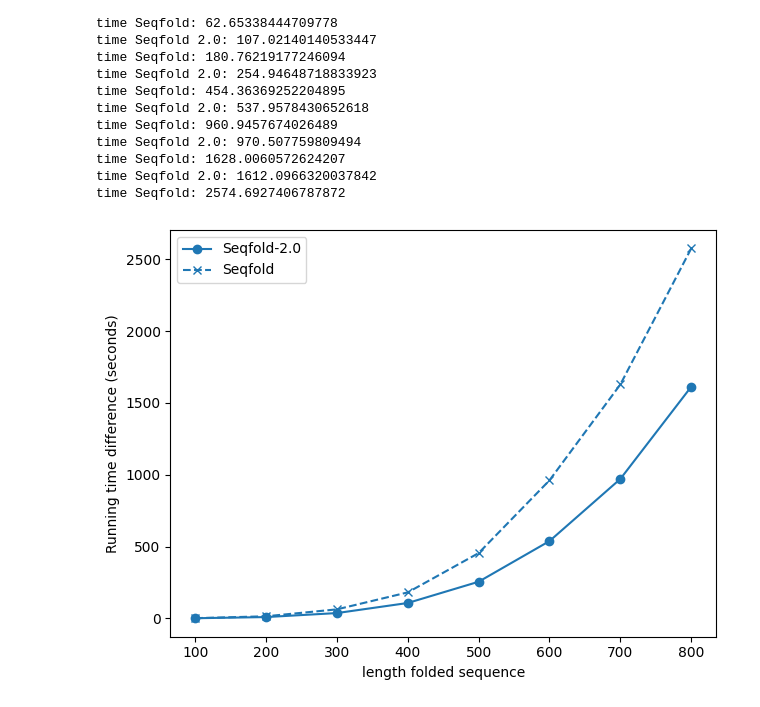
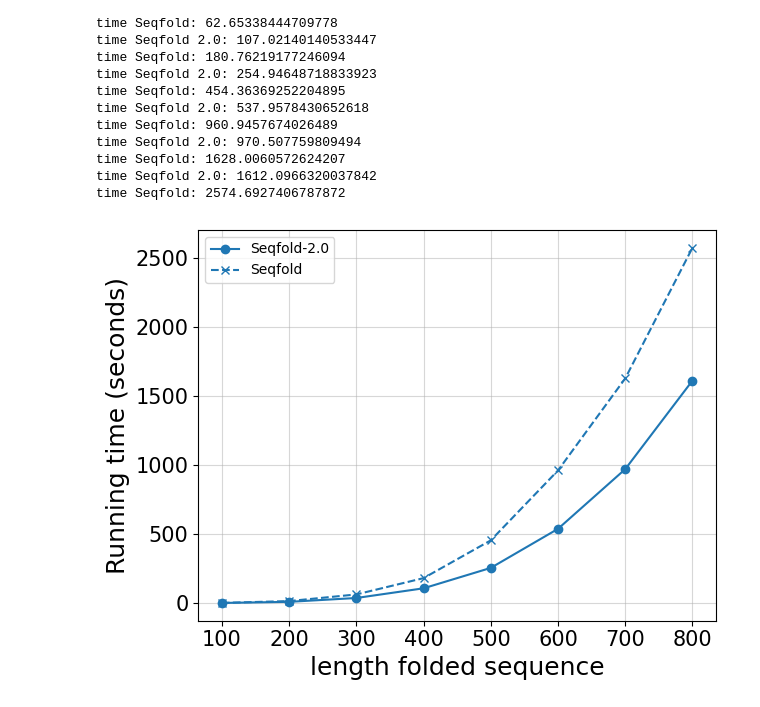
Before and after one commit to shihhsinwang0214/GMFold, a Jupyter notebook: notebooks/Seq_vs_Seq2.ipynb, the cells around one changed output. Drawn from its saved outputs; the diff is of its cells as text; code cells hidden in the pictures.

```diff
--- a/notebooks/Seq_vs_Seq2.ipynb
+++ b/notebooks/Seq_vs_Seq2.ipynb
@@ -60,14 +60,16 @@ time Seqfold: 2574.6927406787872
 # %%
 df = pd.read_csv(r'.\compariosn_seqfold2.csv')
 x = [100, 200, 300, 400, 500, 600, 700, 800]
 plt.plot(x, df['time Seqfold 2.0'],label="Seqfold-2.0", linestyle='-', marker='o', color='#1f77b4')
 plt.plot(x, df['time Seqfold'], label="Seqfold", linestyle='--', marker='x', color='#1f77b4')
 
-
-plt.ylabel('Running time difference (seconds)')
-plt.xlabel('length folded sequence')
+plt.yticks(fontsize=15)
+plt.xticks(fontsize=15)
+plt.ylabel('Running time (seconds)', fontsize=18)
+plt.xlabel('length folded sequence', fontsize=18)
 plt.legend()
+plt.grid(alpha=0.5)
 plt.tight_layout()
-#plt.savefig('running_time_difference.pdf')
+plt.savefig('running_time_difference.pdf')
 # %% [output]
-[figure, old version]
+[figure, new version]
```
Also changed, not shown: 5 other files.
